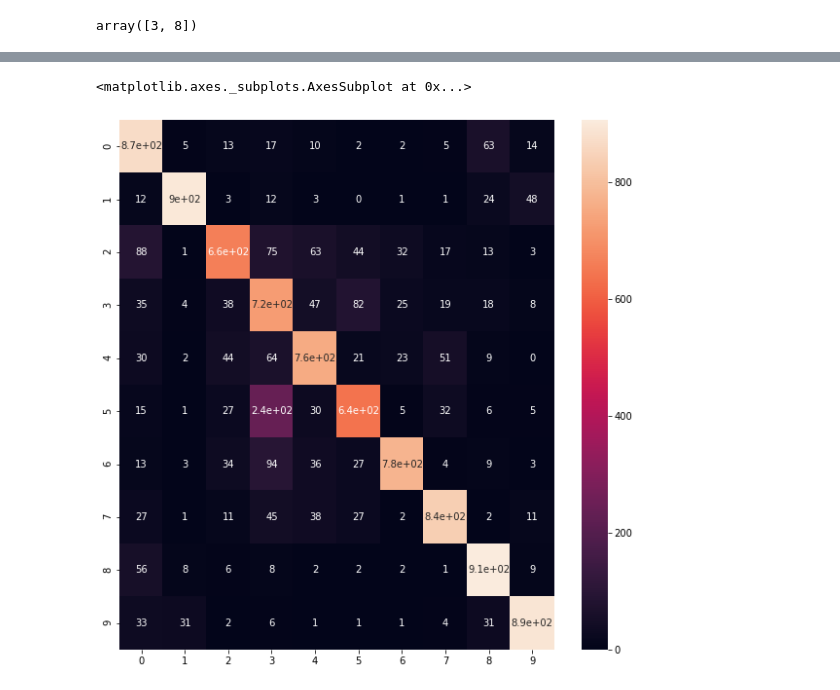
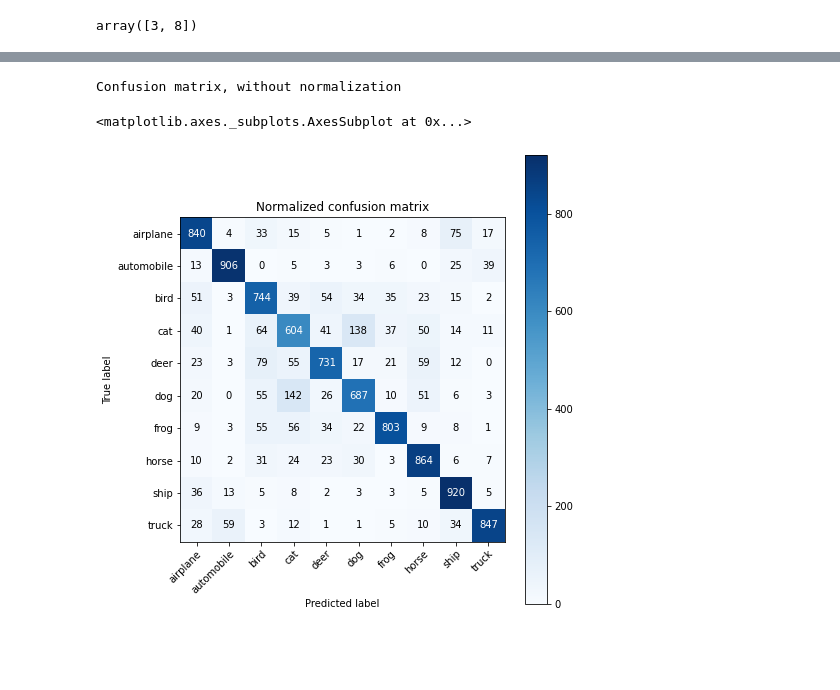
Before and after one commit to sulata2/Vino, a Jupyter notebook: CIFAR10-keras-classification (2).ipynb, the cells around one changed output, grey strips where cells are left out. Saved outputs shown, nothing was run; the diff lists cells and outputs as text; code cells hidden in the pictures; blank space fills up the shorter version.

```diff
--- a/CIFAR10-keras-classification (2).ipynb
+++ b/CIFAR10-keras-classification (2).ipynb
@@ -543,3 +538,4 @@ array([3, 8])
 # %%
  # reshaping the pred array to same as actual test array
 # predicted_classes1 = predicted_classes.reshape(predicted_classes.shape[0],-1)
+class_names=['airplane', 'automobile', 'bird', 'cat', 'deer', 'dog', 'frog', 'horse', 'ship', 'truck']
@@ -560,8 +541,0 @@ array([[869,   5,  13,  17,  10,   2,   2,   5,  63,  14],
-# %%
-cm = confusion_matrix(y_test_cat, predicted_classes)
-cm
-plt.figure(figsize = (10, 10))
-sns.heatmap(cm, annot = True)
-# %% [output]
-<matplotlib.axes._subplots.AxesSubplot at 0x...>
-[figure, removed]
@@ -567,0 +595,8 @@ sns.heatmap(cm, annot = True)
+# %%
+# Plot non-normalized confusion matrix
+plot_confusion_matrix(y_test_cat, predicted_classes, classes=class_names,
+                      title='Normalized confusion matrix')
+# %% [output]
+Confusion matrix, without normalization
+<matplotlib.axes._subplots.AxesSubplot at 0x...>
+[figure, added]
```
Also changed, not shown: parts of 7 cells of this notebook.
